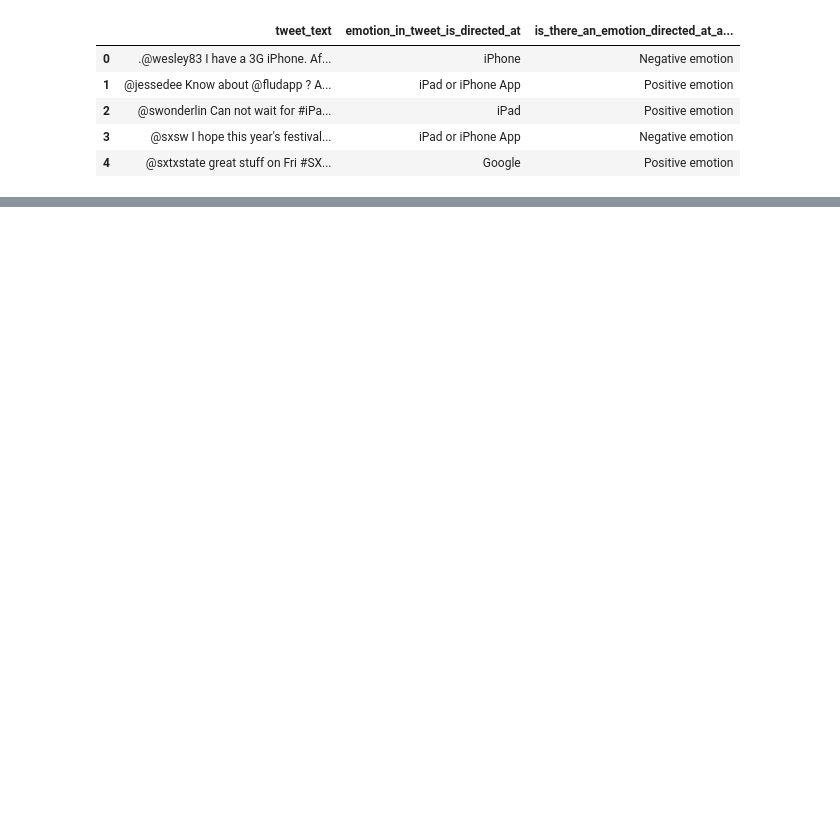
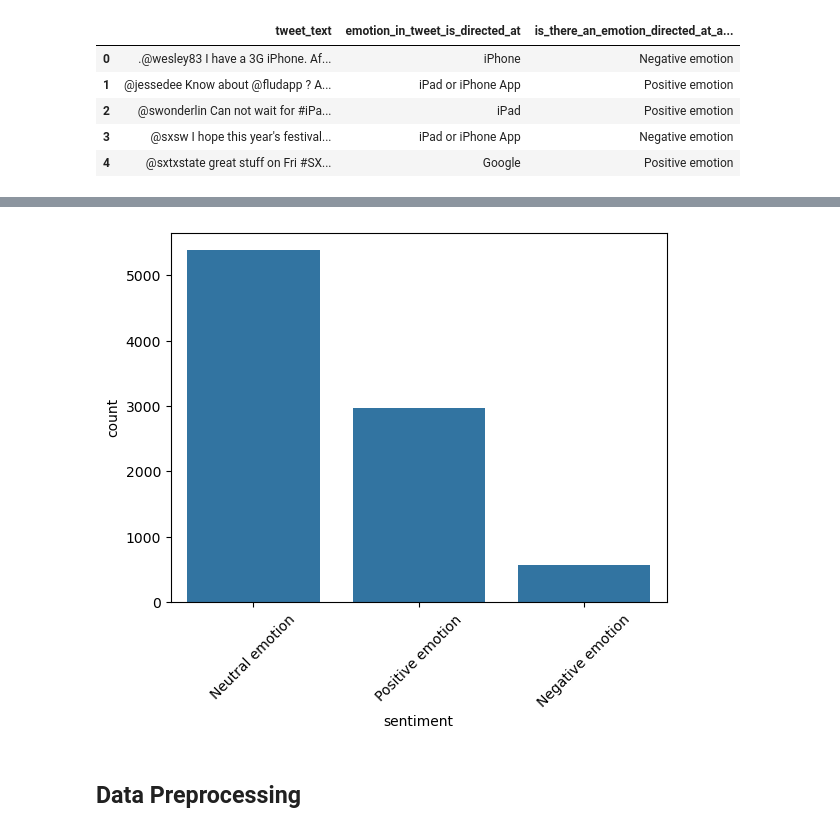
Before and after one commit to Seryabiz/Phase_4_Project, a Jupyter notebook: Sentiment_Analysis_NLP.ipynb, the cells around one changed output, grey strips where cells are left out. Drawn from its saved outputs; the diff is of its cells as text; code cells hidden in the pictures; blank space fills up the shorter version.

```diff
--- a/Sentiment_Analysis_NLP.ipynb
+++ b/Sentiment_Analysis_NLP.ipynb
@@ -21,0 +97,10 @@ data.head()
+# %%
+# Visualizing the sentiments distribution in multi df
+sentiment_distribution = multi_df['sentiment'].value_counts()
+fig, ax = plt.subplots()
+sns.barplot(sentiment_distribution)
+plt.xticks(rotation = 45);
+# %% [output]
+[figure, added]
+# %% [markdown]
+## Data Preprocessing
```
Also changed, not shown: parts of 33 cells of this notebook, 4 other files.
